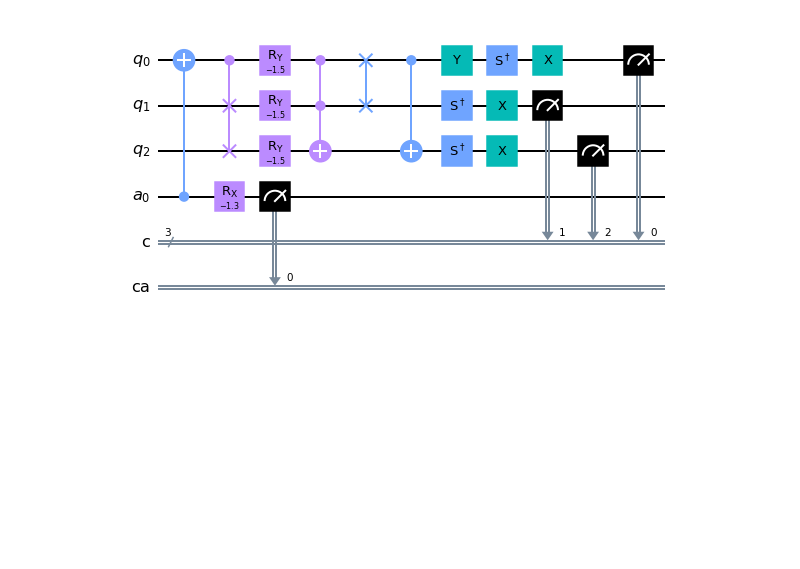
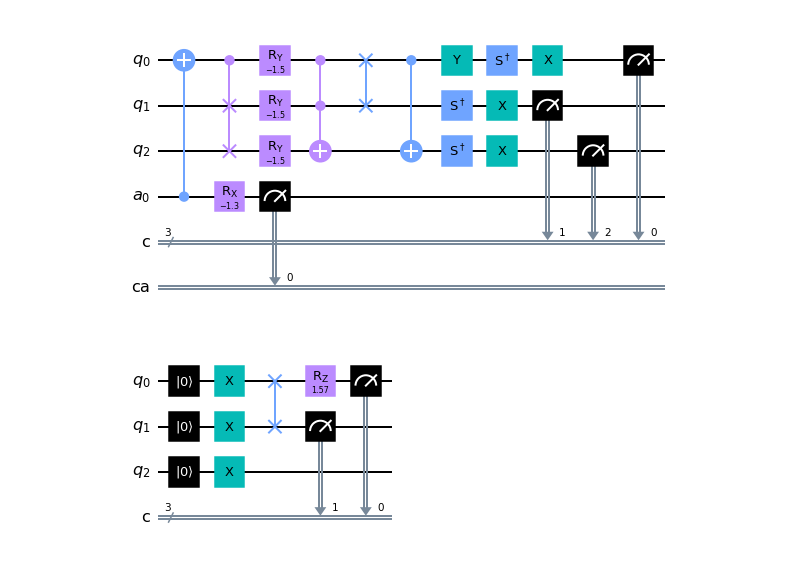
Before and after one commit to ichen17/Simple_QASM3_converter, a Jupyter notebook: Simple_QASM_converter.ipynb, the cells around one changed output. Drawn from its saved outputs; the diff is of its cells as text; code cells hidden in the pictures; blank space fills up the shorter version.

```diff
--- a/Simple_QASM_converter.ipynb
+++ b/Simple_QASM_converter.ipynb
@@ -1117,3 +1210,9 @@ qasm1.Qasm3_2_qiskit_circuit().draw('mpl')
 qasm1.Inverse_circuit().draw('mpl')
 # %% [output]
 [figure]
+# %%
+qasm2=Simple_Qasm3_converter(file_title='Simple_circuit.QASM')
+# %%
+qasm2.Qasm3_2_qiskit_circuit().draw('mpl')
+# %% [output]
+[figure, added]
```
Also changed, not shown: parts of 3 cells of this notebook.
